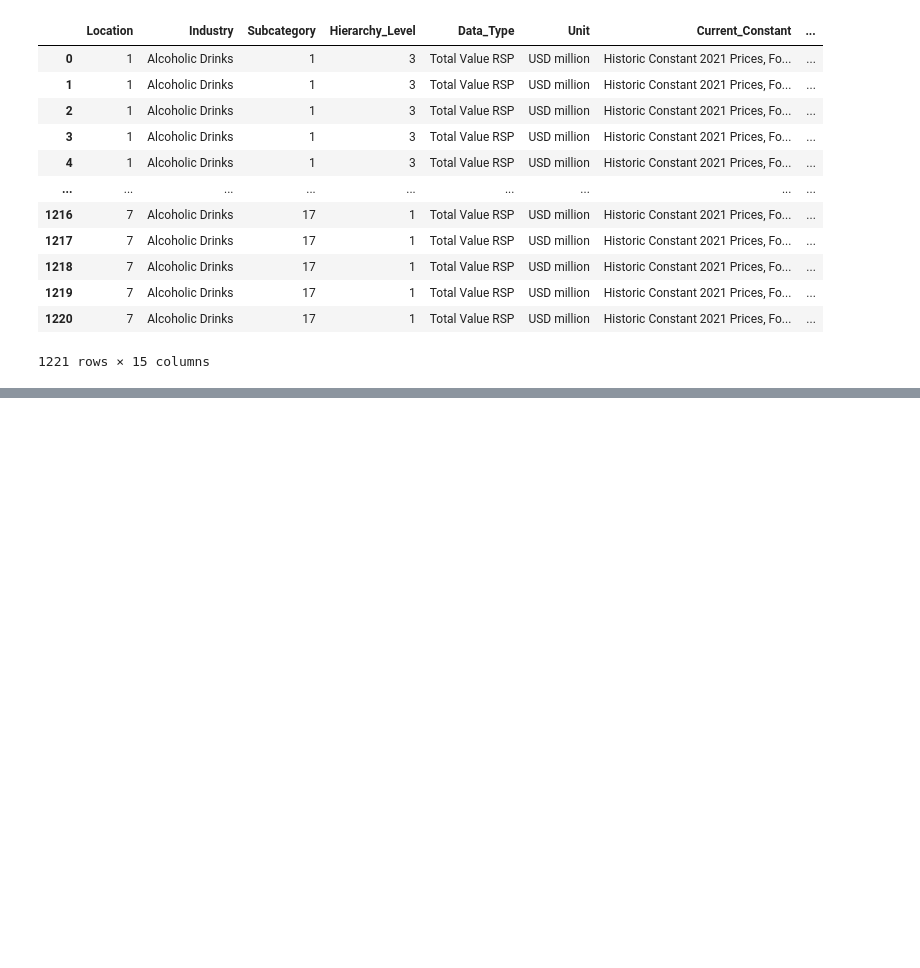
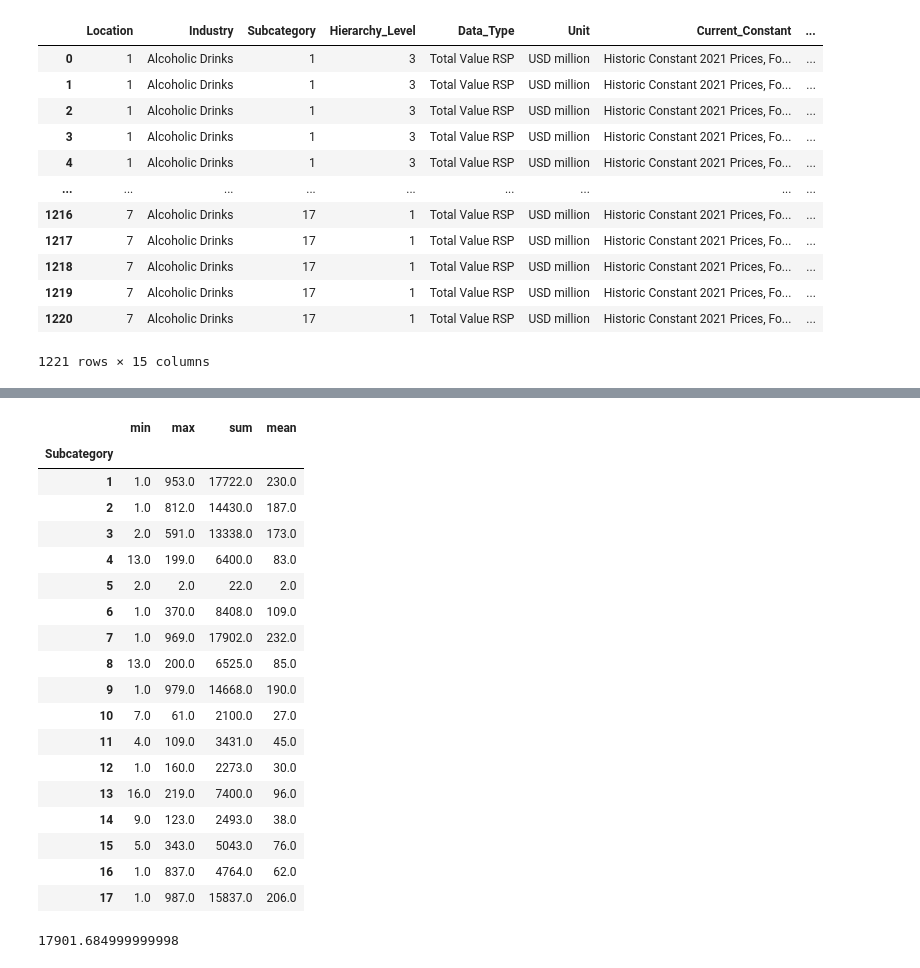
Before and after one commit to Ta-DevSark/dragonyte_brewery, a Jupyter notebook: Mahmoud.ipynb, the cells around one changed output, grey strips where cells are left out. Saved outputs shown, nothing was run; the diff lists cells and outputs as text; code cells hidden in the pictures; blank space fills up the shorter version.

```diff
--- a/Mahmoud.ipynb
+++ b/Mahmoud.ipynb
@@ -971,2 +955,2 @@ x = pd.read_csv('Company_Share_GBO_unit_clean_V1_3_3_1.csv')
 # %%
-market_size = pd.read_csv('Market_sizesv1_0.csv')
+market= pd.read_csv('Market_sizesv1_0.csv')
@@ -1005,0 +1082,26 @@ channel
+# %%
+market.groupby("Subcategory")['RSP'].agg([min,max,sum,np.mean]).round()
+# %% [output]
+|  | min | max | sum | mean |
+| Subcategory |  |  |  |  |
+| 1 | 1.0 | 953.0 | 17722.0 | 230.0 |
+| 2 | 1.0 | 812.0 | 14430.0 | 187.0 |
+| 3 | 2.0 | 591.0 | 13338.0 | 173.0 |
+| 4 | 13.0 | 199.0 | 6400.0 | 83.0 |
+| 5 | 2.0 | 2.0 | 22.0 | 2.0 |
+| 6 | 1.0 | 370.0 | 8408.0 | 109.0 |
+| 7 | 1.0 | 969.0 | 17902.0 | 232.0 |
+| 8 | 13.0 | 200.0 | 6525.0 | 85.0 |
+| 9 | 1.0 | 979.0 | 14668.0 | 190.0 |
+| 10 | 7.0 | 61.0 | 2100.0 | 27.0 |
+| 11 | 4.0 | 109.0 | 3431.0 | 45.0 |
+| 12 | 1.0 | 160.0 | 2273.0 | 30.0 |
+| 13 | 16.0 | 219.0 | 7400.0 | 96.0 |
+| 14 | 9.0 | 123.0 | 2493.0 | 38.0 |
+| 15 | 5.0 | 343.0 | 5043.0 | 76.0 |
+| 16 | 1.0 | 837.0 | 4764.0 | 62.0 |
+| 17 | 1.0 | 987.0 | 15837.0 | 206.0 |
+# %%
+market.loc[market["Subcategory"] == 7,'RSP'].sum()
+# %% [output]
+17901.684999999998
```
Also changed, not shown: parts of 89 cells of this notebook, 4 other files.
